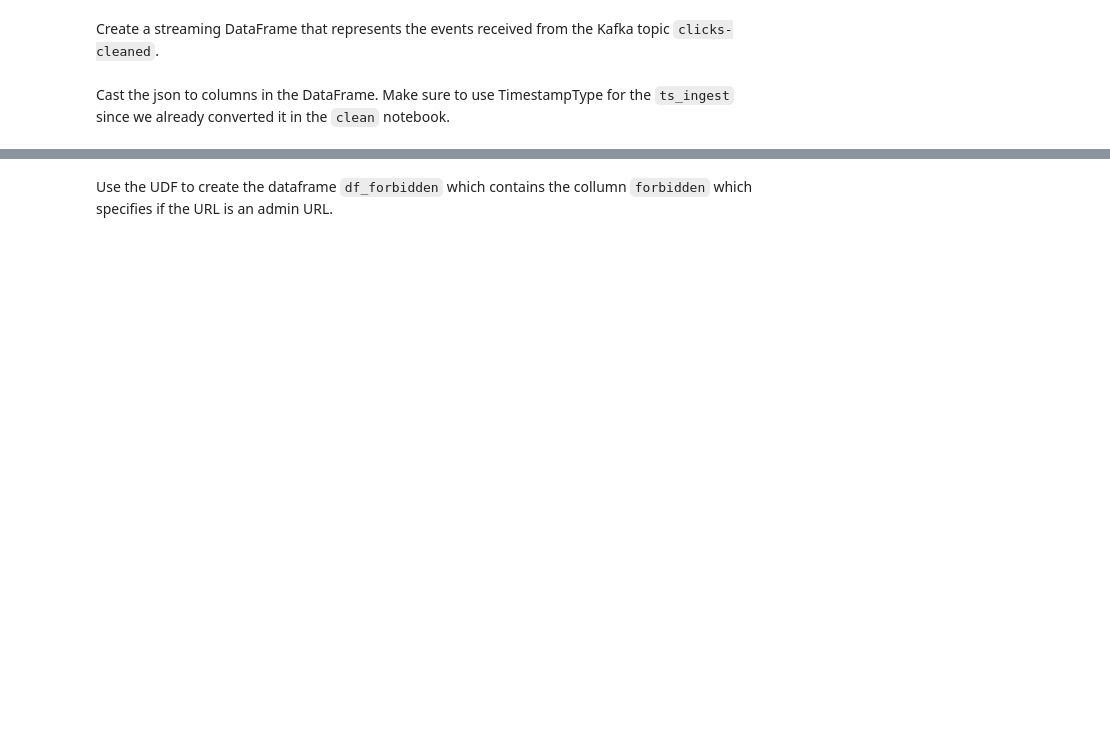
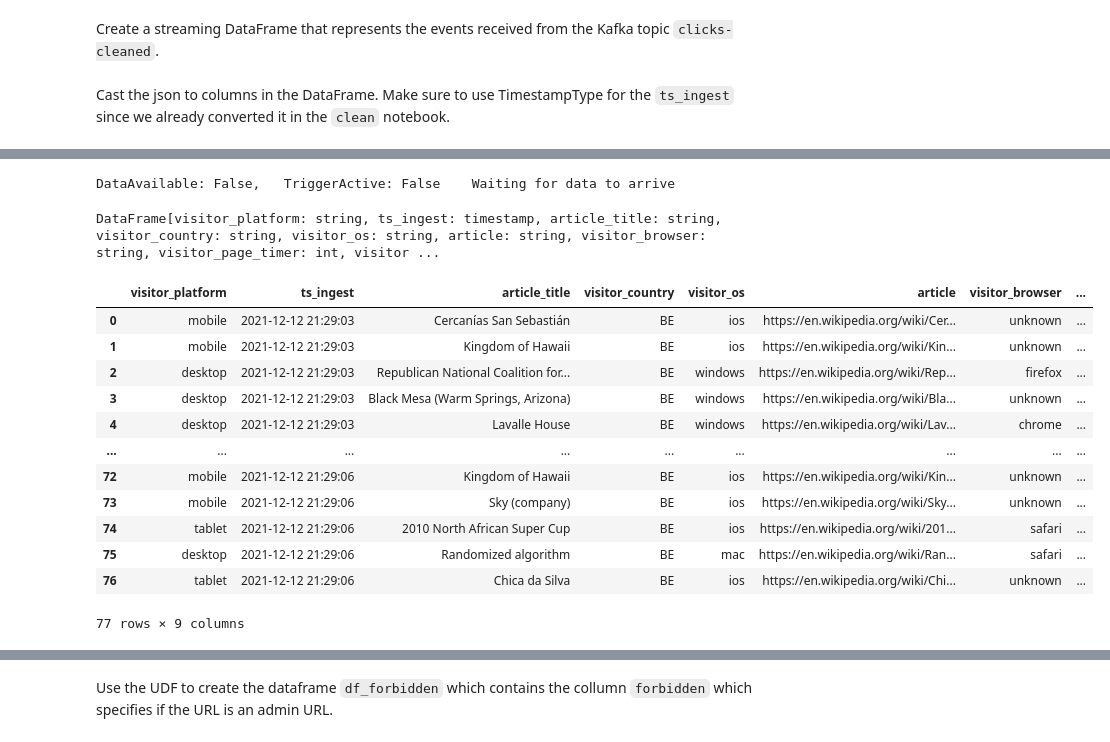
Before and after one commit to IBCNServices/kappa-course-solution, a Jupyter notebook: 3c-security.ipynb, the cells around one changed output, grey strips where cells are left out. Cells and saved outputs as stored; diff of their text form; code cells hidden in the pictures; blank space fills up the shorter version.

```diff
--- a/3c-security.ipynb
+++ b/3c-security.ipynb
@@ -34,0 +92,3 @@ spark = SparkSession(sc)
+# %%
+# Create a local Spark cluster with two executors (if it doesn't already exist)
+spark = SparkSession.builder.master('local[2]').getOrCreate()
@@ -44,3 +126,18 @@ df = spark.readStream.format("kafka") \
+# %%
+input = (
+    spark.readStream.format("kafka")
+    # The Kafka server is available on localhost port 9092
+    .option("kafka.bootstrap.servers","localhost:9092")
+    # Read the "clicks" topic
+    .option("subscribe", "clicks-cleaned")
+    # Start at the beginning of this topic. This will read all historical data from Kafka.
+    # Use "latest" if you only want to process _new_ events.
+    .option("startingOffsets", "earliest")
+    # Process a maximum of 5 offsets per trigger
+    .option("maxOffsetsPerTrigger", "5")
+    # Return a Streaming DataFrame representing this stream
+    .load()
+)
 # %% [markdown]
 Cast the json to columns in the DataFrame. Make sure to use TimestampType for the `ts_ingest` since we already converted it in the `clean` notebook.
 # %%
@@ -56,8 +153,12 @@ schema = StructType([
     StructField("visitor_page_height", IntegerType()),
 ])
 
-dfs = df.selectExpr("CAST(value AS STRING)") \
-      .select(from_json(col("value"), schema) \
-      .alias("clicks"))
+decoded_json_stream = (
+    input
+    .selectExpr("CAST(value AS STRING)")
+    .select(from_json(col("value"), schema).alias("clicks"))
+    .select("clicks.*")
+)
 
-df_data = dfs.select("clicks.*")
+test_query(decoded_json_stream, mode="append")
+# %% [output]
@@ -64,3 +167,18 @@ df_data = dfs.select("clicks.*")
+DataAvailable: False,   TriggerActive: False    Waiting for data to arrive
+DataFrame[visitor_platform: string, ts_ingest: timestamp, article_title: string, visitor_country: string, visitor_os: string, article: string, visitor_browser: string, visitor_page_timer: int, visitor ...
+|  | visitor_platform | ts_ingest | article_title | visitor_country | visitor_os | article | visitor_browser | ... |
+| 0 | mobile | 2021-12-12 21:29:03 | Cercanías San Sebastián | BE | ios | https://en.wikipedia.org/wiki/Cer... | unknown | ... |
+| 1 | mobile | 2021-12-12 21:29:03 | Kingdom of Hawaii | BE | ios | https://en.wikipedia.org/wiki/Kin... | unknown | ... |
+| 2 | desktop | 2021-12-12 21:29:03 | Republican National Coalition for... | BE | windows | https://en.wikipedia.org/wiki/Rep... | firefox | ... |
+| 3 | desktop | 2021-12-12 21:29:03 | Black Mesa (Warm Springs, Arizona) | BE | windows | https://en.wikipedia.org/wiki/Bla... | unknown | ... |
+| 4 | desktop | 2021-12-12 21:29:03 | Lavalle House | BE | windows | https://en.wikipedia.org/wiki/Lav... | chrome | ... |
+| ... | ... | ... | ... | ... | ... | ... | ... | ... |
+| 72 | mobile | 2021-12-12 21:29:06 | Kingdom of Hawaii | BE | ios | https://en.wikipedia.org/wiki/Kin... | unknown | ... |
+| 73 | mobile | 2021-12-12 21:29:06 | Sky (company) | BE | ios | https://en.wikipedia.org/wiki/Sky... | unknown | ... |
+| 74 | tablet | 2021-12-12 21:29:06 | 2010 North African Super Cup | BE | ios | https://en.wikipedia.org/wiki/201... | safari | ... |
+| 75 | desktop | 2021-12-12 21:29:06 | Randomized algorithm | BE | mac | https://en.wikipedia.org/wiki/Ran... | safari | ... |
+| 76 | tablet | 2021-12-12 21:29:06 | Chica da Silva | BE | ios | https://en.wikipedia.org/wiki/Chi... | unknown | ... |
+77 rows × 9 columns
 # %% [markdown]
 Create a [user-defined function (`udf`)](https://docs.databricks.com/spark/latest/spark-sql/udf-python.html) `forbidden_clicks` which takes a URL as input and returns `True` if the URL points to the admin part of the website (when it ends with `/admin`).
 
```
Also changed, not shown: parts of 12 cells of this notebook, 2 other files.
